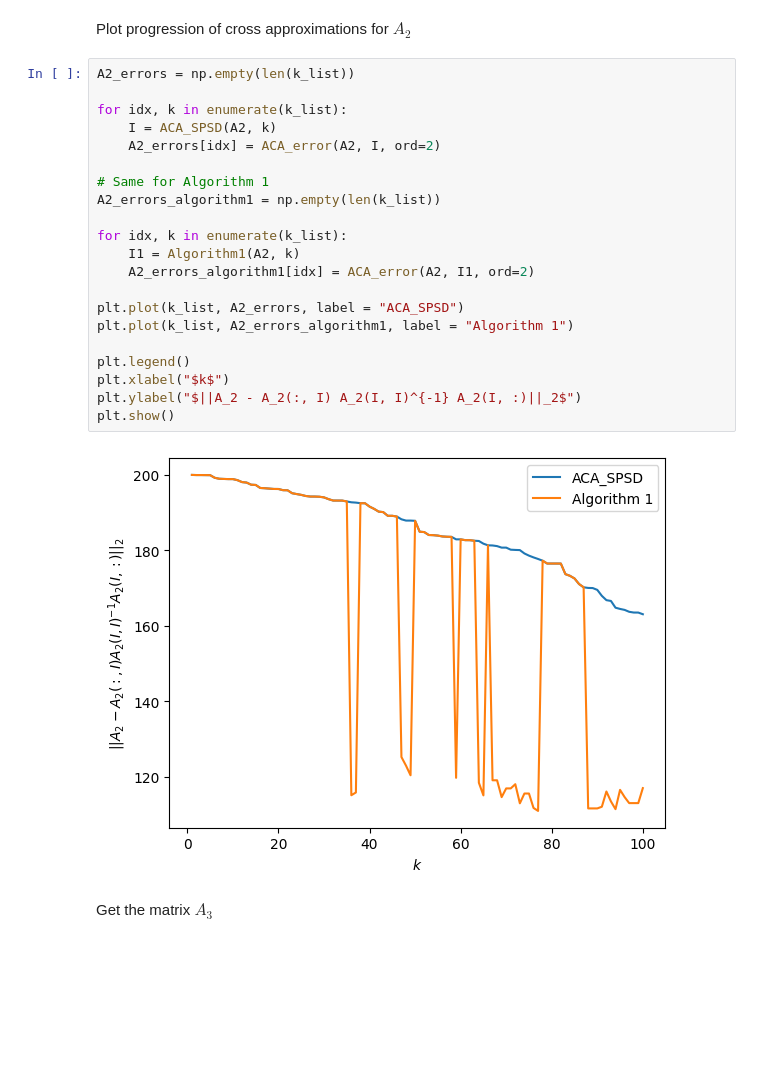
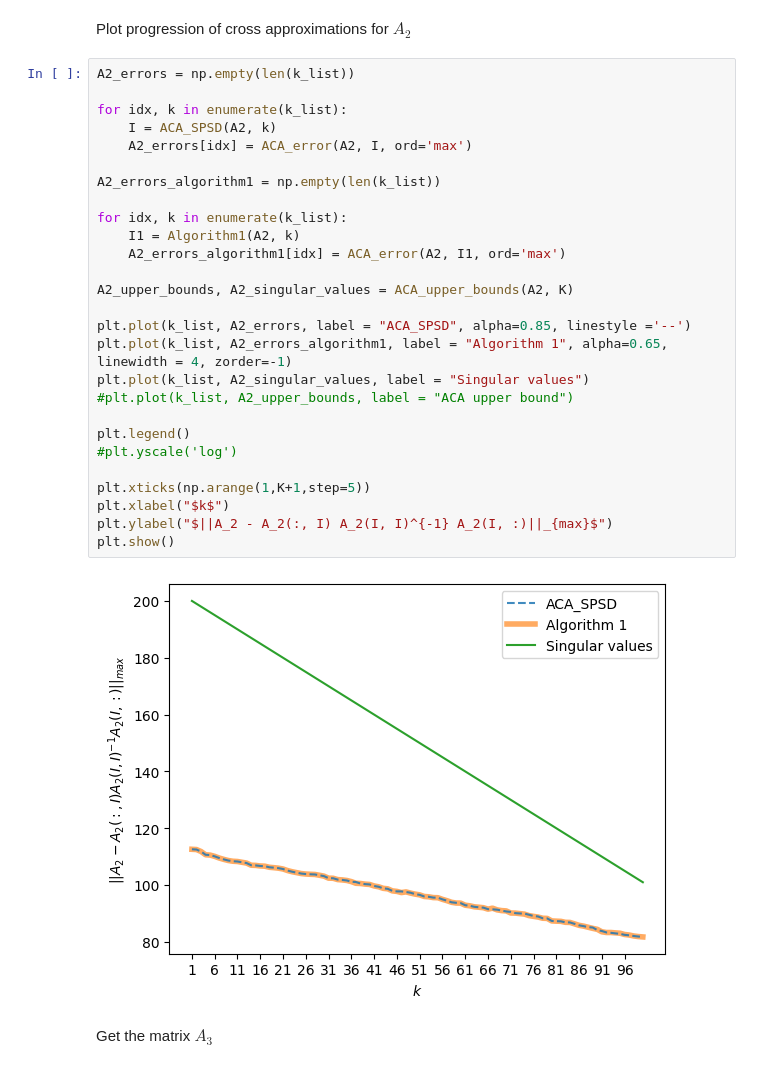
Before and after one commit to FMatti/ACA-SPSD, a Jupyter notebook: run.ipynb, the cells around one changed output. Saved outputs shown, nothing was run; the diff lists cells and outputs as text; blank space fills up the shorter version.

```diff
--- a/run.ipynb
+++ b/run.ipynb
@@ -72,26 +84,32 @@ Plot progression of cross approximations for $A_2$
 # %%
 A2_errors = np.empty(len(k_list))
 
 for idx, k in enumerate(k_list):
     I = ACA_SPSD(A2, k)
-    A2_errors[idx] = ACA_error(A2, I, ord=2)
+    A2_errors[idx] = ACA_error(A2, I, ord='max')
 
-# Same for Algorithm 1
 A2_errors_algorithm1 = np.empty(len(k_list))
 
 for idx, k in enumerate(k_list):
     I1 = Algorithm1(A2, k)
-    A2_errors_algorithm1[idx] = ACA_error(A2, I1, ord=2)
+    A2_errors_algorithm1[idx] = ACA_error(A2, I1, ord='max')
 
-plt.plot(k_list, A2_errors, label = "ACA_SPSD")
-plt.plot(k_list, A2_errors_algorithm1, label = "Algorithm 1")
+A2_upper_bounds, A2_singular_values = ACA_upper_bounds(A2, K)
+
+plt.plot(k_list, A2_errors, label = "ACA_SPSD", alpha=0.85, linestyle ='--')
+plt.plot(k_list, A2_errors_algorithm1, label = "Algorithm 1", alpha=0.65, linewidth = 4, zorder=-1)
+plt.plot(k_list, A2_singular_values, label = "Singular values")
+#plt.plot(k_list, A2_upper_bounds, label = "ACA upper bound")
 
 plt.legend()
+#plt.yscale('log')
+
+plt.xticks(np.arange(1,K+1,step=5))
 plt.xlabel("$k$")
-plt.ylabel("$||A_2 - A_2(:, I) A_2(I, I)^{-1} A_2(I, :)||_2$")
+plt.ylabel("$||A_2 - A_2(:, I) A_2(I, I)^{-1} A_2(I, :)||_{max}$")
 plt.show()
 # %% [output]
-[figure, old version]
+[figure, new version]
 # %% [markdown]
 Get the matrix $A_3$
 # %%
```
Also changed, not shown: parts of 9 cells of this notebook, 3 other files.
